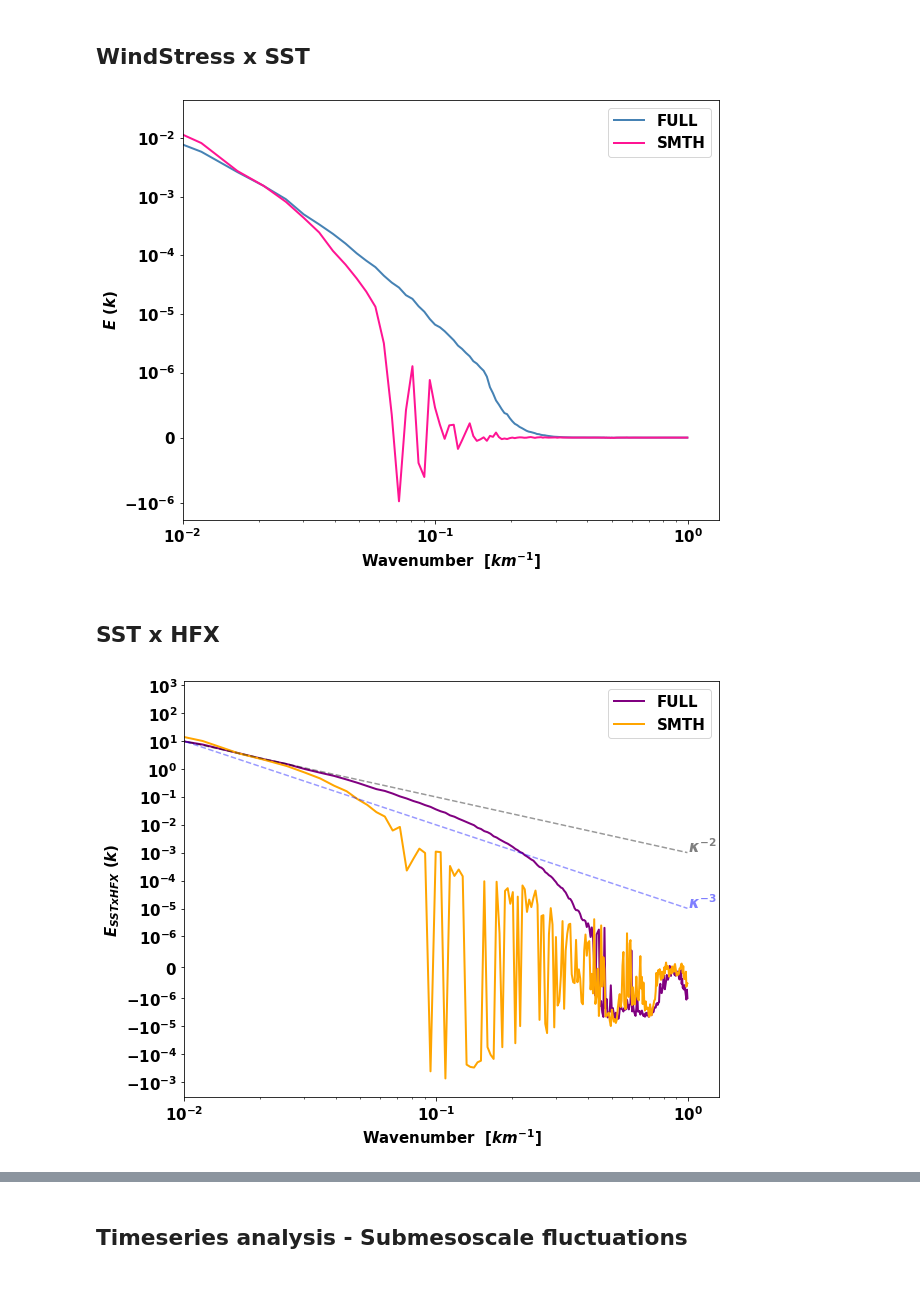
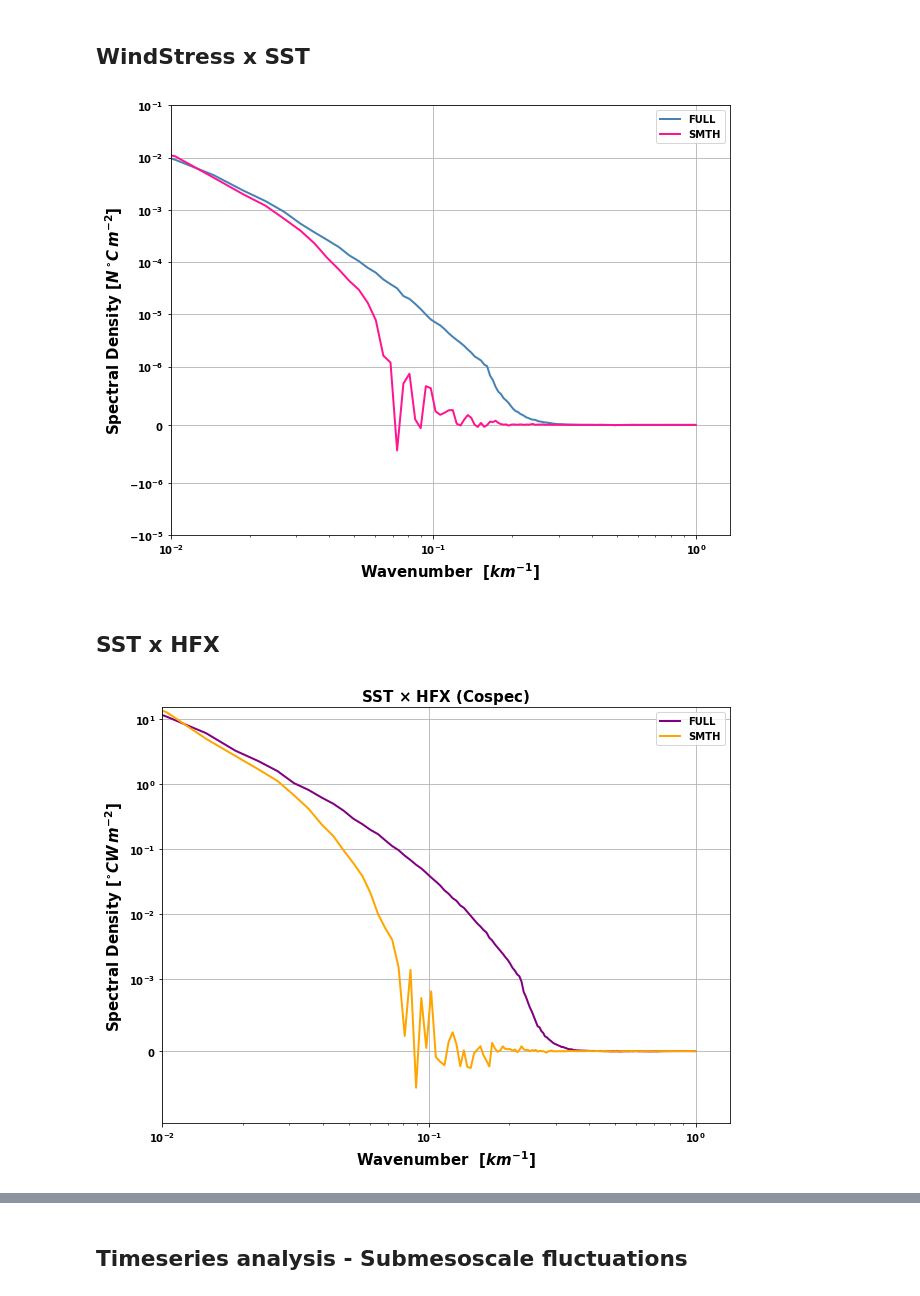
Before and after one commit to igoruchoa/FeedbackSubmeso, a Jupyter notebook: 2_CROCO/surface_CROCO.ipynb, the cells around one changed output, grey strips where cells are left out. Cells and saved outputs as stored; diff of their text form; code cells hidden in the pictures.

```diff
--- a/2_CROCO/surface_CROCO.ipynb
+++ b/2_CROCO/surface_CROCO.ipynb
@@ -80,18 +80,18 @@ chunks_new={'dayofyear':40}
 
 tf=varf.temp.groupby("time_counter.dayofyear").mean()
 tf=tf.chunk(chunks=chunks_new);
-tf=tf[:,300:-300,90:700].compute();
+tf=tf[:,120:-120,120:800].compute();
 
 tt=vart.temp.groupby("time_counter.dayofyear").mean()
 tt=tt.chunk(chunks=chunks_new);
-tt=tt[:,300:-300,90:700].compute();
+tt=tt[:,120:-120,120:800].compute();
 
 
 hf=-varf.shflx.groupby("time_counter.dayofyear").mean()
 hf=hf.chunk(chunks=chunks_new);
-hf=hf[:,300:-300,90:700].compute();
+hf=hf[:,120:-120,120:800].compute();
 
 ht=-vart.shflx.groupby("time_counter.dayofyear").mean()
 ht=ht.chunk(chunks=chunks_new);
-ht=ht[:,300:-300,90:700].compute();
+ht=ht[:,120:-120,120:800].compute();
 # %% [output]
@@ -684,7 +716,7 @@ tt=tt.compute();
 
 tf,tt=romspickle.ts2rho_3d(tf,tt)
 # %%
-t_f=tf[:,300:-300,90:700]
-t_t=tt[:,300:-300,90:700]
+tf=tf[:,120:-120,120:800]
+tt=tt[:,120:-120,120:800]
 # %%
 with ProgressBar():
@@ -704,19 +736,21 @@ plt.plot((Ct.freq_r/dxx),(np.nanmean(Ct,axis=0)),label='SMTH',linewidth=2,color=
 
 plt.legend()
 
-plt.xlabel(r'Wavenumber  $[km^{-1}]$',fontweight='bold')
-plt.ylabel(r'$E_{}\,\,(k)$')
+plt.xlabel(r'Wavenumber  $[km^{-1}]$',fontweight='bold',fontsize=15)
+plt.ylabel(r'Spectral Density [$N\,^{\circ}C\,m^{-2}$]',fontweight='bold',fontsize=15)
 
-plt.yscale('symlog',linthreshy=1e-6)
+
+plt.yscale('symlog',linthresh=1e-6)
 plt.xscale('log')
 
-# plt.ylim(-10**(-5),0)
+plt.ylim(-10**(-5),10e-2)
 plt.xlim(1e-2,0)
-
+plt.grid()
 plt.tight_layout()
-plt.savefig('/homes/metogra/iufarias/Documents/figures/2_CROCO/CROCO_surface/Total_avg_WindStressxSST.png')
+plt.savefig('/homes/metogra/iufarias/Documents/figures/2_CROCO/CROCO_surface/total_avg/Total_avg_WindStressxSST.png')
+#
 # %% [output]
-[figure, old version]
+[figure, new version]
 # %% [markdown]
 ## SST x HFX
 # %%
@@ -733,44 +767,48 @@ plt.figure(figsize=(9,7))
 plt.plot((Gf.freq_r/dxx),(np.nanmean(Gf,axis=0)),label='FULL',linewidth=2,color='purple')
 plt.plot((Gt.freq_r/dxx),(np.nanmean(Gt,axis=0)),label='SMTH',linewidth=2,color='orange')
 # plt.plot([1/50,1/50],[1000,0],'k--')
 
 
 plt.legend()
 
 
 
-k2 = np.array([Gt.freq_r[0],Gt.freq_r[-1]])/dxx
-E2 = (1/k2)**2/(10**3)
+# k2 = np.array([Gt.freq_r[0],Gt.freq_r[-1]])/dxx
+# E2 = (1/k2)**2/(10**3)
 
 
-k3 = np.array([Gt.freq_r[0],Gt.freq_r[-1]])/dxx
-E3 = (1/k3)**3/(10**5)
+# k3 = np.array([Gt.freq_r[0],Gt.freq_r[-1]])/dxx
+# E3 = (1/k3)**3/(10**5)
 
-plt.plot(k2,E2,'k--',alpha=0.4)
-plt.text(1,1e-3,r'$\kappa^{-2}$',weight='normal',alpha=0.5)
+# plt.plot(k2,E2,'k--',alpha=0.4)
+# plt.text(1,1e-3,r'$\kappa^{-2}$',weight='normal',alpha=0.5)
 
-plt.plot(k3,E3,'b--',alpha=0.4)
-plt.text(1,1e-5,r'$\kappa^{-3}$',weight='normal',color='b',alpha=0.5)
+# plt.plot(k3,E3,'b--',alpha=0.4)
+# plt.text(1,1e-5,r'$\kappa^{-3}$',weight='normal',color='b',alpha=0.5)
 
 
 # plt.grid()
 # plt.title('Full Period {0}'.format(varr))
 # plt.xlim(-5,-3)
 # plt.xticks(np.array([-2,-1]),[r'10$^{-2}$',r'10$^{-1}$'])
 # plt.yticks(np.array([-3,-1,1,3,6]),[r'10$^{-3}$',r'10$^{-1}$',r'10$^{1}$',r'10$^{3}$',r'10$^{6}$'])
 
 
 
-plt.xlabel(r'Wavenumber  $[km^{-1}]$',fontweight='bold')
-plt.ylabel(r'$E_{SSTxHFX}\,\,(k)$')
+plt.xlabel(r'Wavenumber  $[km^{-1}]$',fontweight='bold',fontsize=15)
+plt.ylabel(r'Spectral Density [$^{\circ}C W\,m^{-2}$] ',fontweight='bold',fontsize=15)
+plt.title(r'SST $\times$ HFX (Cospec)',fontweight='bold',fontsize=15)
+# plt.yscale('symlog',linthresh=1e-5)
+plt.yscale('symlog',linthresh=1e-3)
 
-plt.yscale('symlog',linthreshy=1e-6)
+
 plt.xscale('log')
 
-# plt.ylim(-10**(-5),0)
+plt.ylim(-1e-3,15)
 plt.xlim(1e-2,0)
+plt.grid()
 
 plt.tight_layout()
-plt.savefig('/homes/metogra/iufarias/Documents/figures/2_CROCO/CROCO_surface/Total_avg_SSTxshflx.png')
+plt.savefig('/homes/metogra/iufarias/Documents/figures/2_CROCO/CROCO_surface/total_avg/Total_avg_SSTxshflx.png')
 # %% [output]
-[figure, old version]
+[figure, new version]
```
Also changed, not shown: parts of 25 cells of this notebook, 1 other file.
